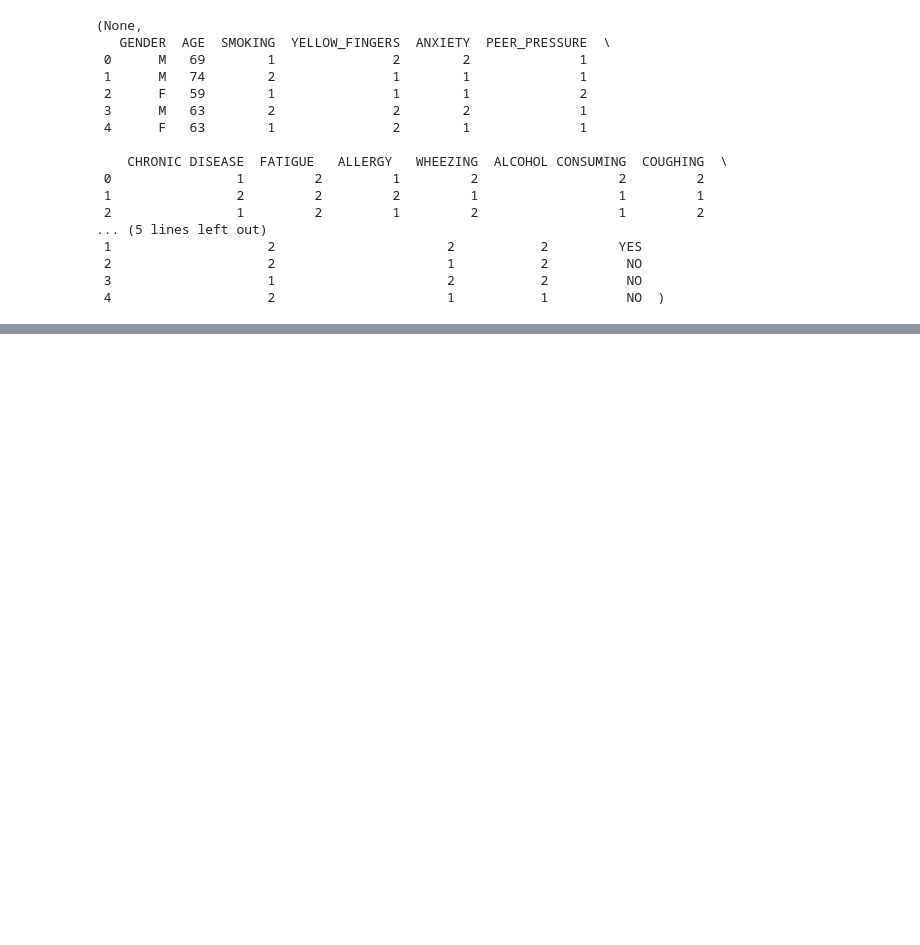
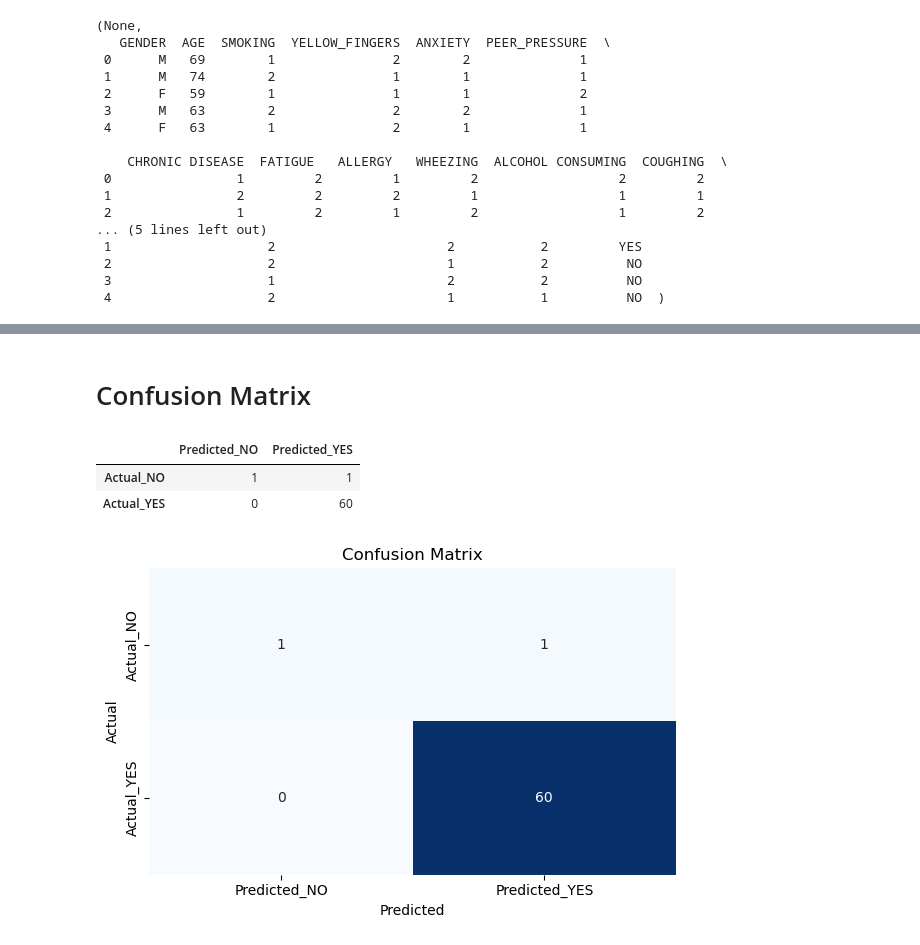
Before and after one commit to solayman-cs/vlms, a Jupyter notebook: predictive_modeling.ipynb, the cells around one changed output, grey strips where cells are left out. Drawn from its saved outputs; the diff is of its cells as text; code cells hidden in the pictures; blank space fills up the shorter version.

```diff
--- a/predictive_modeling.ipynb
+++ b/predictive_modeling.ipynb
@@ -190,0 +189,10 @@ plt.show()
+# %%
+y_pred_voting = voting_clf.predict(X_test)
+report_voting = classification_report(y_test, y_pred_voting, target_names=le_cancer.classes_, output_dict=True)
+conf_matrix_voting = confusion_matrix(y_test, y_pred_voting)
+
+report_voting_df = pd.DataFrame(report_voting).transpose()
+
+conf_matrix_voting_df = pd.DataFrame(conf_matrix_voting,
+                              index=[f"Actual_{cls}" for cls in le_cancer.classes_],
+                              columns=[f"Predicted_{cls}" for cls in le_cancer.classes_])
@@ -190,0 +210,21 @@ plt.show()
+# %% [markdown]
+# Confusion Matrix
+# %%
+conf_matrix_voting_df
+# %% [output]
+|  | Predicted_NO | Predicted_YES |
+| Actual_NO | 1 | 1 |
+| Actual_YES | 0 | 60 |
+# %%
+import matplotlib.pyplot as plt
+import seaborn as sns
+
+plt.figure(figsize=(6, 4))
+sns.heatmap(conf_matrix_voting_df, annot=True, fmt="d", cmap="Blues", cbar=False)
+plt.title("Confusion Matrix")
+plt.ylabel("Actual")
+plt.xlabel("Predicted")
+plt.tight_layout()
+plt.show()
+# %% [output]
+[figure, added]
```
Also changed, not shown: parts of 19 cells of this notebook.
